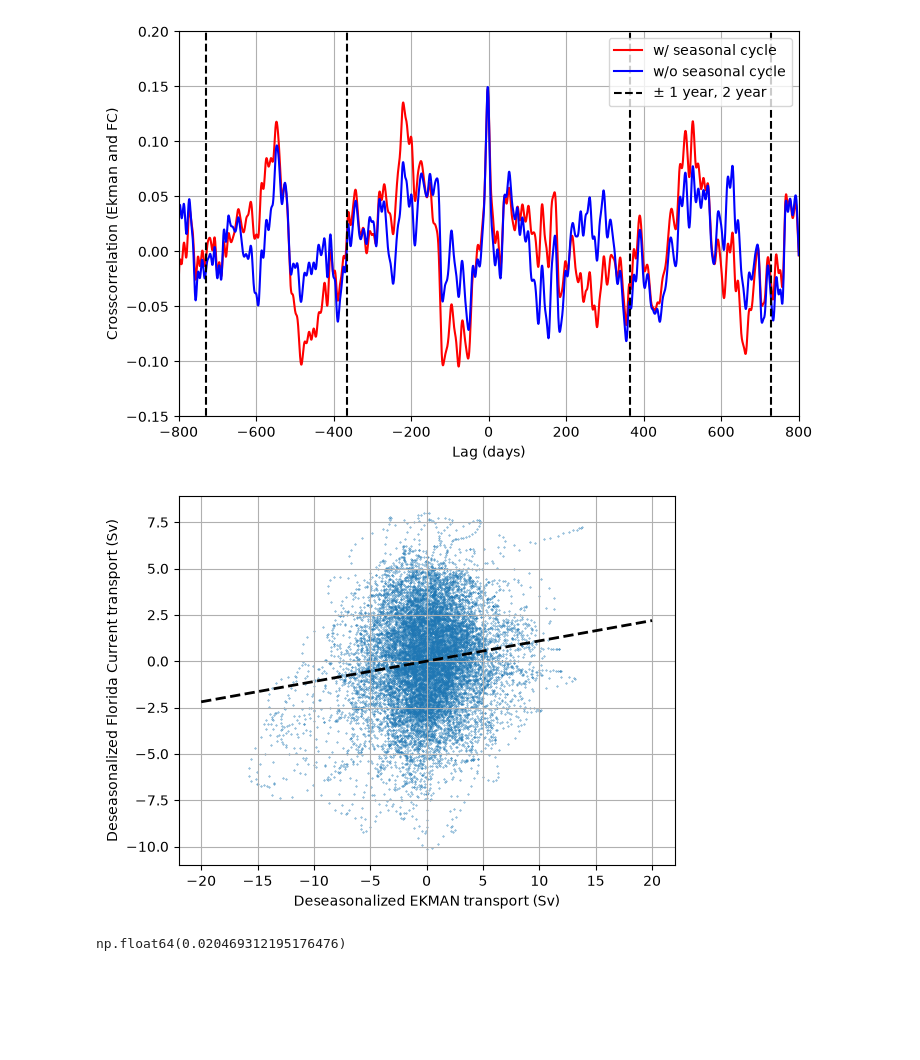
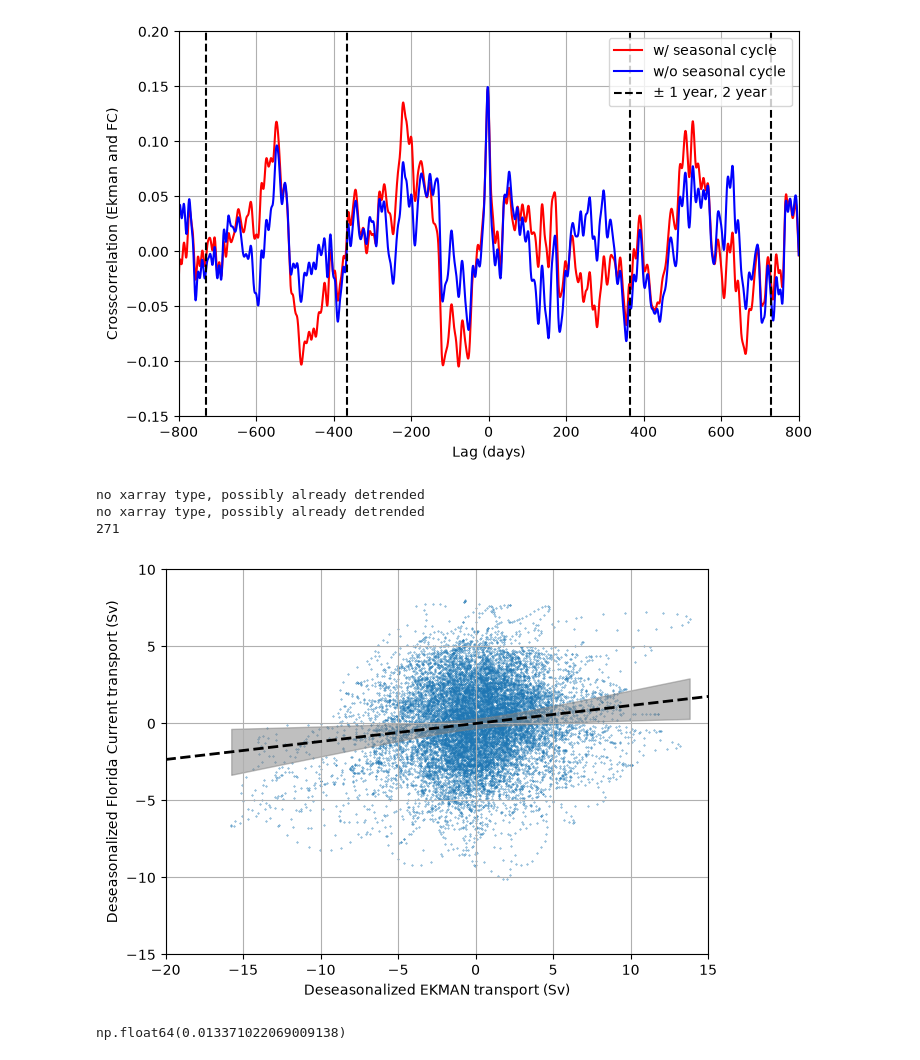
Before and after one commit to jakey244/DataAnalysis_A2, a Jupyter notebook: notebooks/part2B_EKMAN_FC.ipynb, the cells around one changed output. Saved outputs shown, nothing was run; the diff lists cells and outputs as text; code cells hidden in the pictures; blank space fills up the shorter version.

```diff
--- a/notebooks/part2B_EKMAN_FC.ipynb
+++ b/notebooks/part2B_EKMAN_FC.ipynb
@@ -77,22 +77,43 @@ plt.legend()
 plt.savefig(figpath + "crosscorrelation_EKMAN_FC_seasonal.png")
 # %% [output]
 [figure]
+# %%
+indices = np.argsort(deseasonalized_EKMAN[:-5].values)
+ci_low, ci_up = trends.confband_not_timeseries(deseasonalized_EKMAN.values[:-5], deseasonalized_FC[5:].values)
+EKMAN_sorted = (deseasonalized_EKMAN[:-5].values)[indices]
+ci_low_sorted = ci_low[indices]
+ci_up_sorted = ci_up[indices]
+# %% [output]
+no xarray type, possibly already detrended
+no xarray type, possibly already detrended
+271
 # %%
-plt.scatter(deseasonalized_EKMAN[:-1], deseasonalized_FC[1:], s=0.1)
-lag_trend = linregress(deseasonalized_EKMAN[:-1], deseasonalized_FC[1:])
+plt.figure(figsize=(7, 5))
+plt.scatter(deseasonalized_EKMAN[:-5], deseasonalized_FC[5:], s=0.1)
+lag_trend = linregress(deseasonalized_EKMAN[:-5], deseasonalized_FC[5:])
 plt.plot(
     np.linspace(-20, 20, 100),
     lag_trend.intercept + lag_trend.slope * np.linspace(-20, 20, 100),
     lw=2,
     ls="--",
     color="k",
 )
+plt.fill_between(
+    EKMAN_sorted,
+    ci_low_sorted,
+    ci_up_sorted,
+    alpha=0.5,
+    label="95% confidence band",
+    color="grey",
+)
 plt.grid()
+plt.xlim(-20,15)
+plt.ylim(-15,10)
 plt.xlabel("Deseasonalized EKMAN transport (Sv)")
 plt.ylabel("Deseasonalized Florida Current transport (Sv)")
 plt.savefig(figpath + "correlation_trend_EKMAN_FC.png")
 # %% [output]
-[figure, old version]
+[figure, new version]
 # %%
 EDOF = np.min(
     np.array(
@@ -100,7 +121,7 @@ EDOF = np.min(
         trends.effective_dof(deseasonalized_EKMAN[:-1],dt = 0.5)]
     )
 )
-p_eff = 2 * t.sf(np.abs(lag_trend.slope / (lag_trend.stderr * np.sqrt(MOC.size / EDOF))), EDOF)
+p_eff = 2 * t.sf(np.abs(lag_trend.slope / (lag_trend.stderr * np.sqrt(deseasonalized_FC[1:].size / EDOF))), EDOF)
 p_eff
 # %% [output]
-np.float64(0.020469312195176476)
+np.float64(0.013371022069009138)
```
Also changed, not shown: 5 other files.
